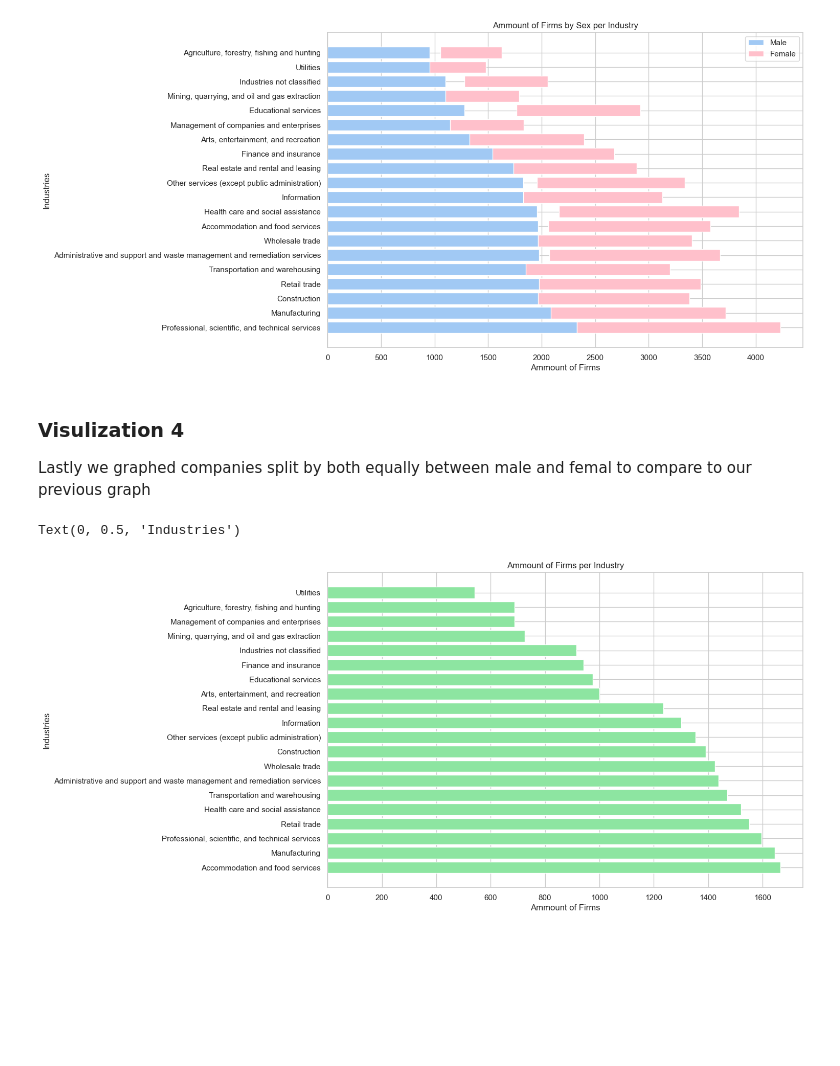
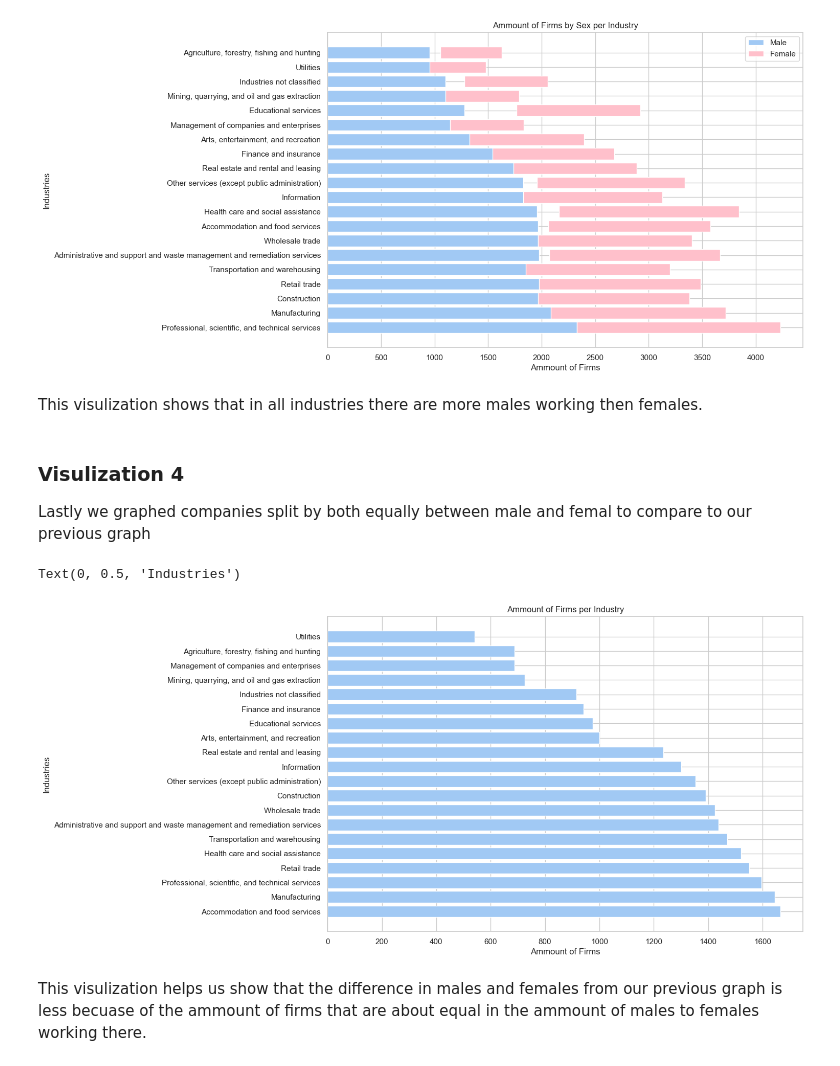
Before and after one commit to DanielnRose/Census_Assesment, a Jupyter notebook: grpupassesment.ipynb, the cells around one changed output. Cells and saved outputs as stored; diff of their text form; code cells hidden in the pictures; blank space fills up the shorter version.

Commit message:
graph info

```diff
--- a/grpupassesment.ipynb
+++ b/grpupassesment.ipynb
@@ -208,16 +212,20 @@ plt.title("Ammount of Firms by Sex per Industry")
 plt.show()
 # %% [output]
 [figure]
+# %% [markdown]
+This visulization shows that in all industries there are more males working then females.
 # %% [markdown]
 ### Visulization 4
 Lastly we graphed companies split by both equally between male and femal to compare to our previous graph
 # %%
 #using matplotlib we graph the table with equally male and female employees
 plt.figure(figsize = (12, 8))
-plt.barh(iboth['Industry'],iboth['count'], color='g')
+plt.barh(iboth['Industry'],iboth['count'], color='b')
 plt.title("Ammount of Firms per Industry")
 plt.xlabel("Ammount of Firms")
 plt.ylabel("Industries")
 # %% [output]
 Text(0, 0.5, 'Industries')
-[figure, old version]
+[figure, new version]
+# %% [markdown]
+This visulization helps us show that the difference in males and females from our previous graph is less becuase of the ammount of firms that are about equal in the ammount of males to females working there.
```
Also changed, not shown: parts of 3 cells of this notebook.
